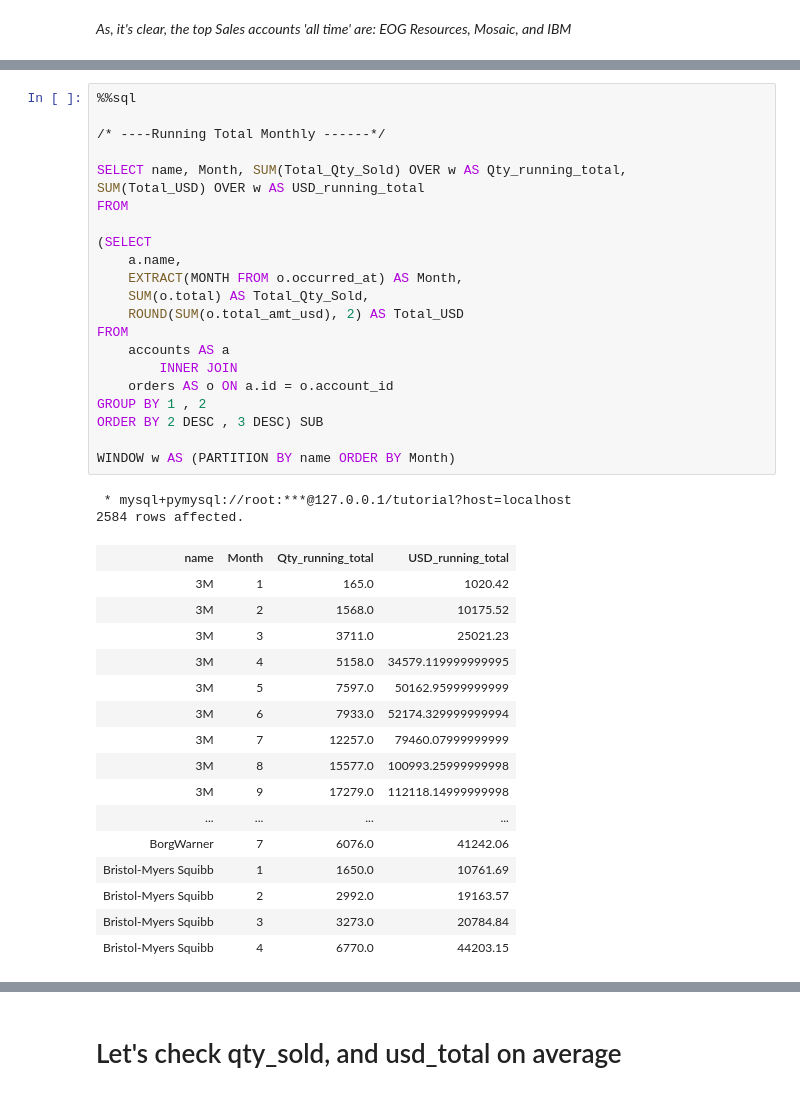
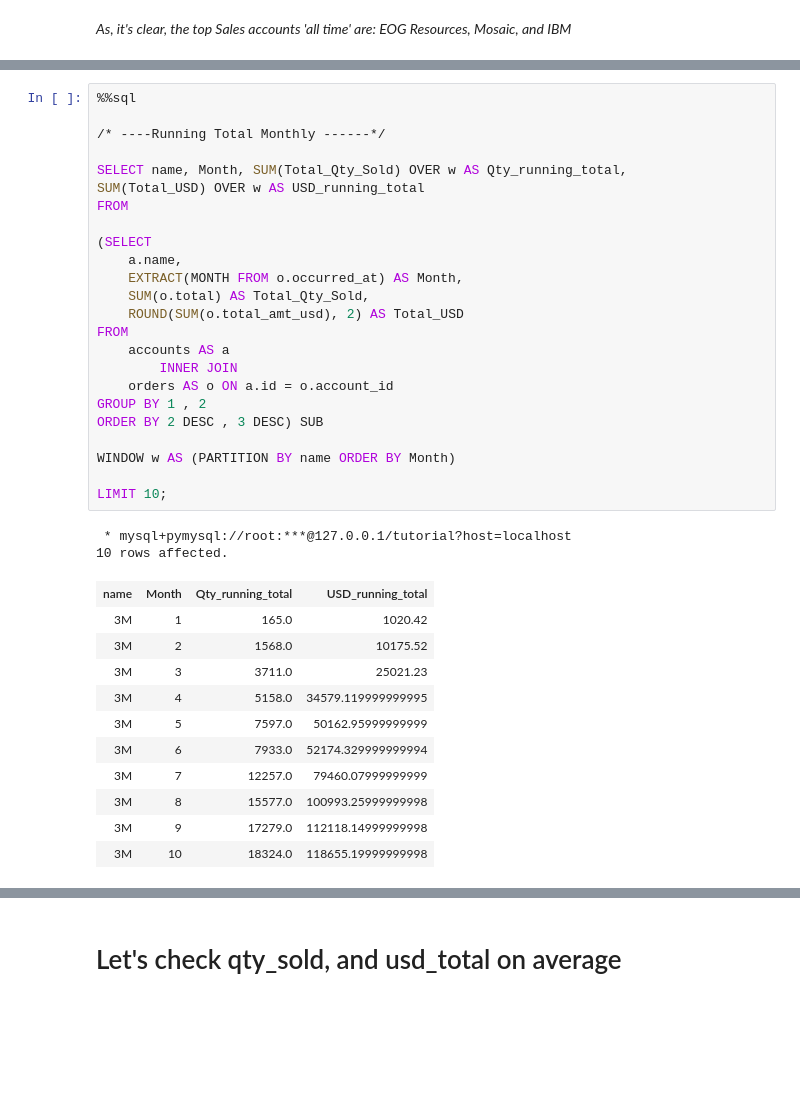
Before and after one commit to KhadijahMohamedAbd/SQL_Analysis_Project, a Jupyter notebook: SQL_Project.ipynb, the cells around one changed output, grey strips where cells are left out. Saved outputs shown, nothing was run; the diff lists cells and outputs as text; blank space fills up the shorter version.

```diff
--- a/SQL_Project.ipynb
+++ b/SQL_Project.ipynb
@@ -398,40 +374,37 @@ WINDOW w AS (PARTITION BY name ORDER BY Year)
 
 SELECT name, Month, SUM(Total_Qty_Sold) OVER w AS Qty_running_total,
 SUM(Total_USD) OVER w AS USD_running_total
 FROM
 
 (SELECT
     a.name,
     EXTRACT(MONTH FROM o.occurred_at) AS Month,
     SUM(o.total) AS Total_Qty_Sold,
     ROUND(SUM(o.total_amt_usd), 2) AS Total_USD
 FROM
     accounts AS a
         INNER JOIN
     orders AS o ON a.id = o.account_id
 GROUP BY 1 , 2
 ORDER BY 2 DESC , 3 DESC) SUB
 
 WINDOW w AS (PARTITION BY name ORDER BY Month)
+
+LIMIT 10;
 # %% [output]
  * mysql+pymysql://root:***@127.0.0.1/tutorial?host=localhost
-2584 rows affected.
+10 rows affected.
 | name | Month | Qty_running_total | USD_running_total |
 | 3M | 1 | 165.0 | 1020.42 |
 | 3M | 2 | 1568.0 | 10175.52 |
 | 3M | 3 | 3711.0 | 25021.23 |
 | 3M | 4 | 5158.0 | 34579.119999999995 |
 | 3M | 5 | 7597.0 | 50162.95999999999 |
 | 3M | 6 | 7933.0 | 52174.329999999994 |
 | 3M | 7 | 12257.0 | 79460.07999999999 |
 | 3M | 8 | 15577.0 | 100993.25999999998 |
 | 3M | 9 | 17279.0 | 112118.14999999998 |
-| ... | ... | ... | ... |
-| BorgWarner | 7 | 6076.0 | 41242.06 |
-| Bristol-Myers Squibb | 1 | 1650.0 | 10761.69 |
-| Bristol-Myers Squibb | 2 | 2992.0 | 19163.57 |
-| Bristol-Myers Squibb | 3 | 3273.0 | 20784.84 |
-| Bristol-Myers Squibb | 4 | 6770.0 | 44203.15 |
+| 3M | 10 | 18324.0 | 118655.19999999998 |
 # %%
 %%sql
 
```
Also changed, not shown: parts of 11 cells of this notebook.
